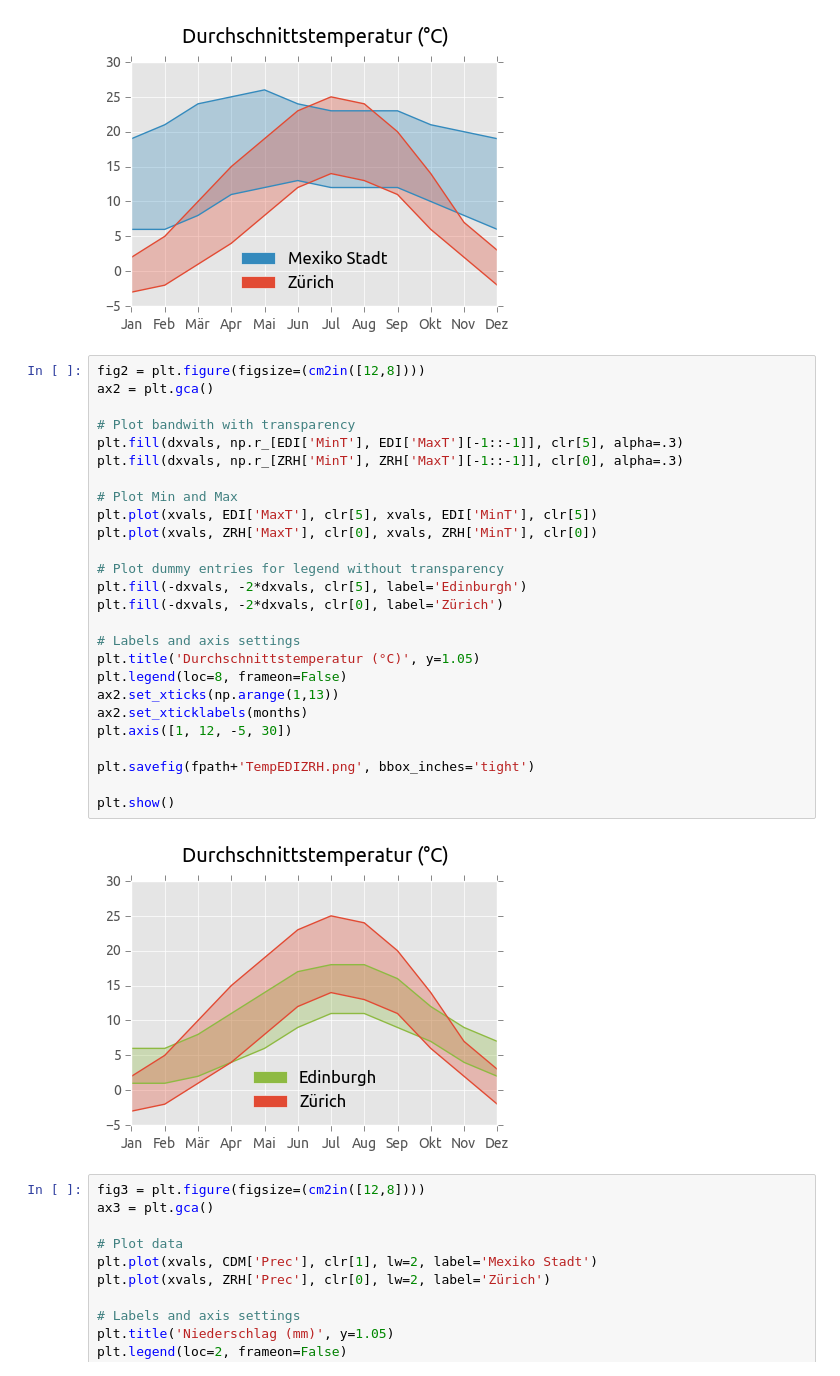
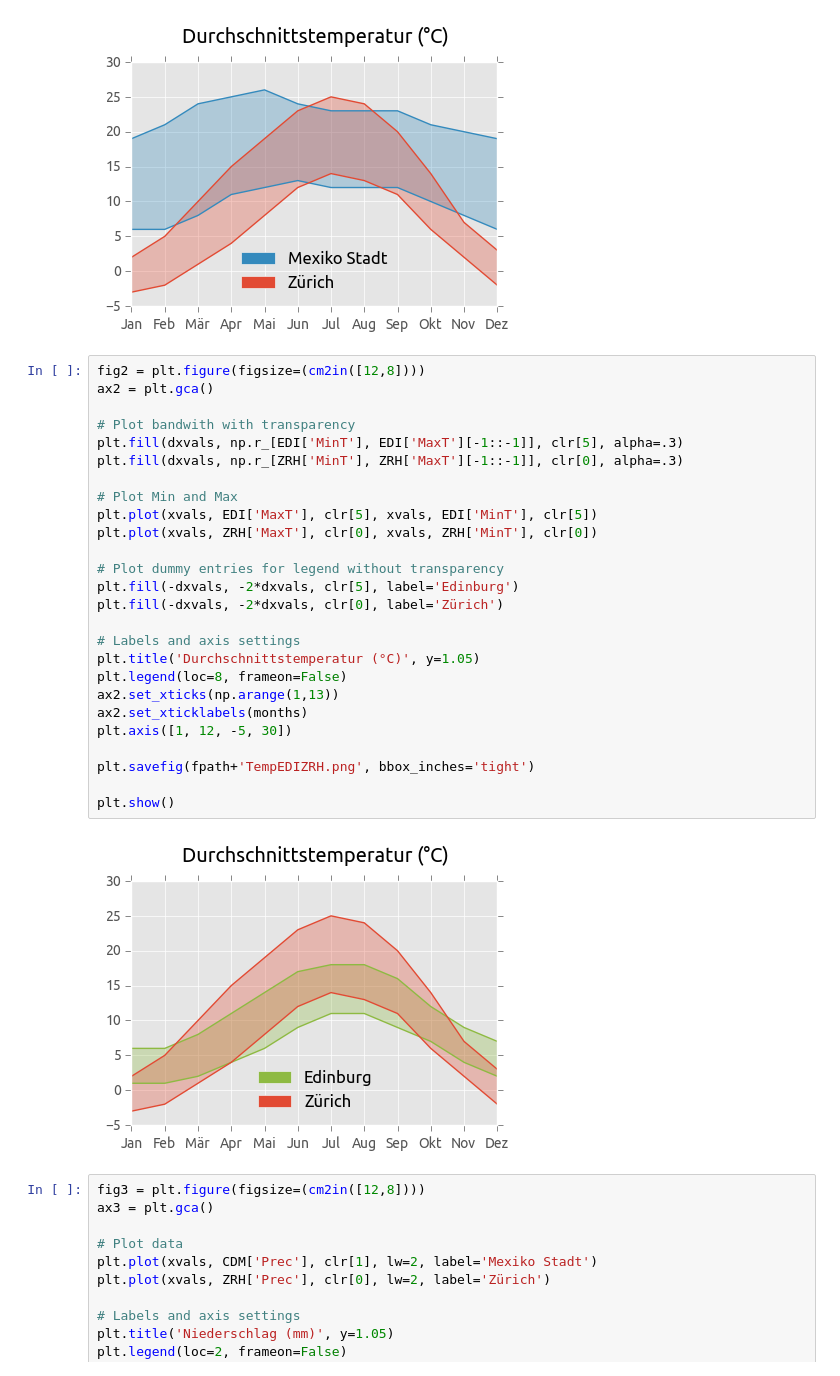
Before and after one commit to prisae/blog-notebooks, a Jupyter notebook: Weather.ipynb, the cells around one changed output. Drawn from its saved outputs; the diff is of its cells as text.

Commit message:
Corr. Edinburgh to Edinburg

```diff
--- a/Weather.ipynb
+++ b/Weather.ipynb
@@ -85,31 +86,31 @@ plt.show()
 # %%
 fig2 = plt.figure(figsize=(cm2in([12,8])))
 ax2 = plt.gca()
 
 # Plot bandwith with transparency
 plt.fill(dxvals, np.r_[EDI['MinT'], EDI['MaxT'][-1::-1]], clr[5], alpha=.3)
 plt.fill(dxvals, np.r_[ZRH['MinT'], ZRH['MaxT'][-1::-1]], clr[0], alpha=.3)
 
 # Plot Min and Max
 plt.plot(xvals, EDI['MaxT'], clr[5], xvals, EDI['MinT'], clr[5])
 plt.plot(xvals, ZRH['MaxT'], clr[0], xvals, ZRH['MinT'], clr[0])
 
 # Plot dummy entries for legend without transparency
-plt.fill(-dxvals, -2*dxvals, clr[5], label='Edinburgh')
+plt.fill(-dxvals, -2*dxvals, clr[5], label='Edinburg')
 plt.fill(-dxvals, -2*dxvals, clr[0], label='Zürich')
 
 # Labels and axis settings
 plt.title('Durchschnittstemperatur (°C)', y=1.05)
 plt.legend(loc=8, frameon=False)
 ax2.set_xticks(np.arange(1,13))
 ax2.set_xticklabels(months)
 plt.axis([1, 12, -5, 30])
 
 plt.savefig(fpath+'TempEDIZRH.png', bbox_inches='tight')
 
 plt.show()
 # %% [output]
-[figure, old version]
+[figure, new version]
 # %%
 fig3 = plt.figure(figsize=(cm2in([12,8])))
 ax3 = plt.gca()
```
Also changed, not shown: parts of 2 cells of this notebook.
